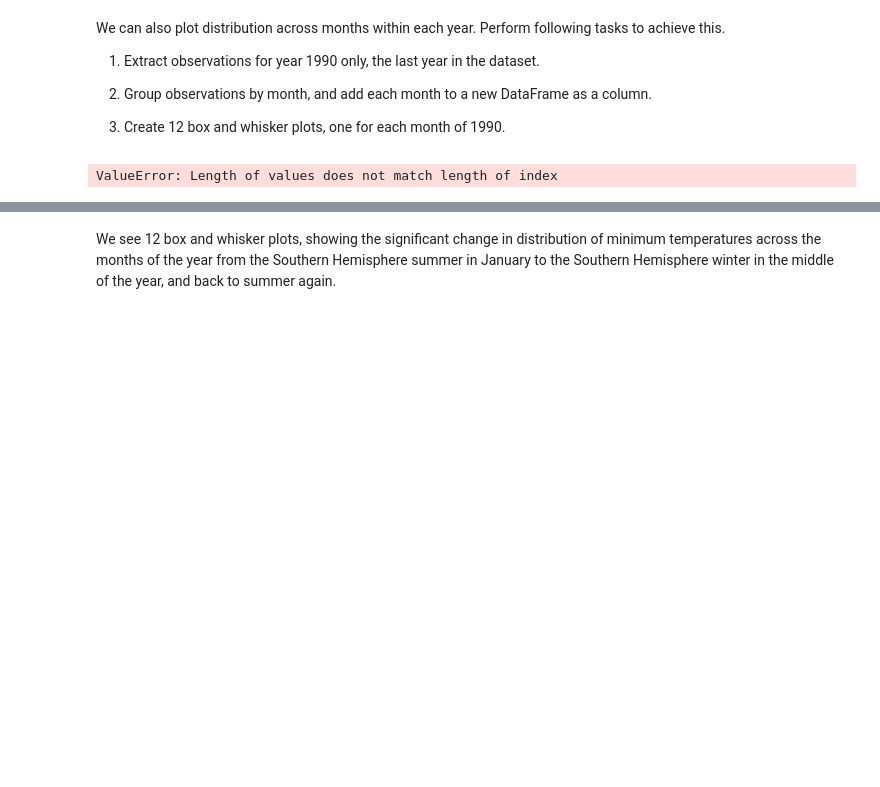
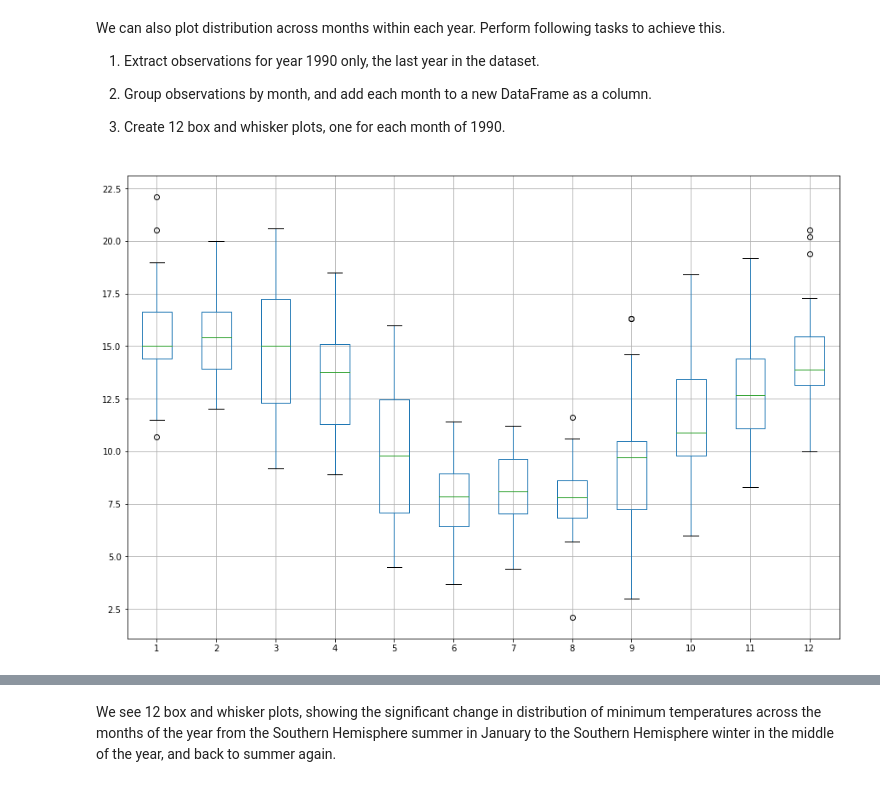
Before and after one commit to npschafer/dsc-visualizing-time-series-data-lab-houston-ds-042219, a Jupyter notebook: index.ipynb, the cells around one changed output, grey strips where cells are left out. Drawn from its saved outputs; the diff is of its cells as text; code cells hidden in the pictures; blank space fills up the shorter version.

```diff
--- a/index.ipynb
+++ b/index.ipynb
@@ -181,17 +181,18 @@ We can also plot distribution across months within each year. Perform following
 3. Create 12 box and whisker plots, one for each month of 1990.
 # %%
 # Use temp Dataset to extract values for 1990
-df_1990 = df["Daily_min"]['1990':'1991']
+yr_1990 = df["Daily_min"]['1990']
+groups_monthly = yr_1990.groupby(pd.Grouper(freq ='M'))
 
 # Add each month to dataFrame as a column
 months_1990 = pd.concat([pd.DataFrame(x[1].values) for x in groups_monthly], axis=1)
 months_df = pd.DataFrame(months_1990)
 
 # Set the column names for each month i.e. 1,2,3, .., 12
 months_df.columns = range(1,13)
 
 # Plot the box and whiskers plot for each month
 months_df.boxplot(figsize = (15,10))
 plt.show()
 # %% [output]
-ValueError: Length of values does not match length of index
+[figure, added]
```
Also changed, not shown: parts of 2 cells of this notebook.
